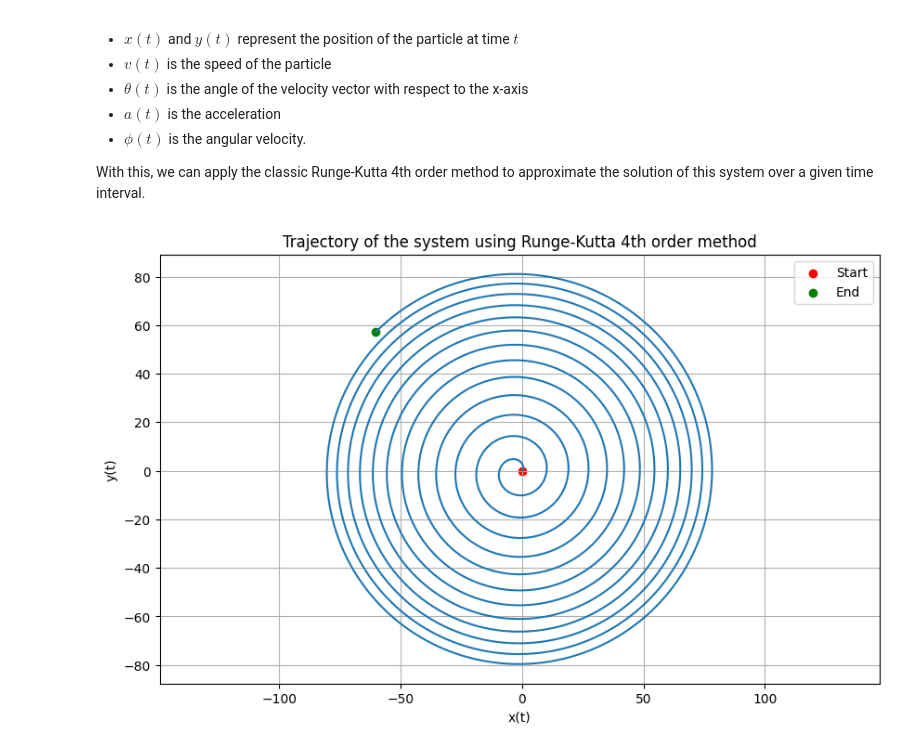
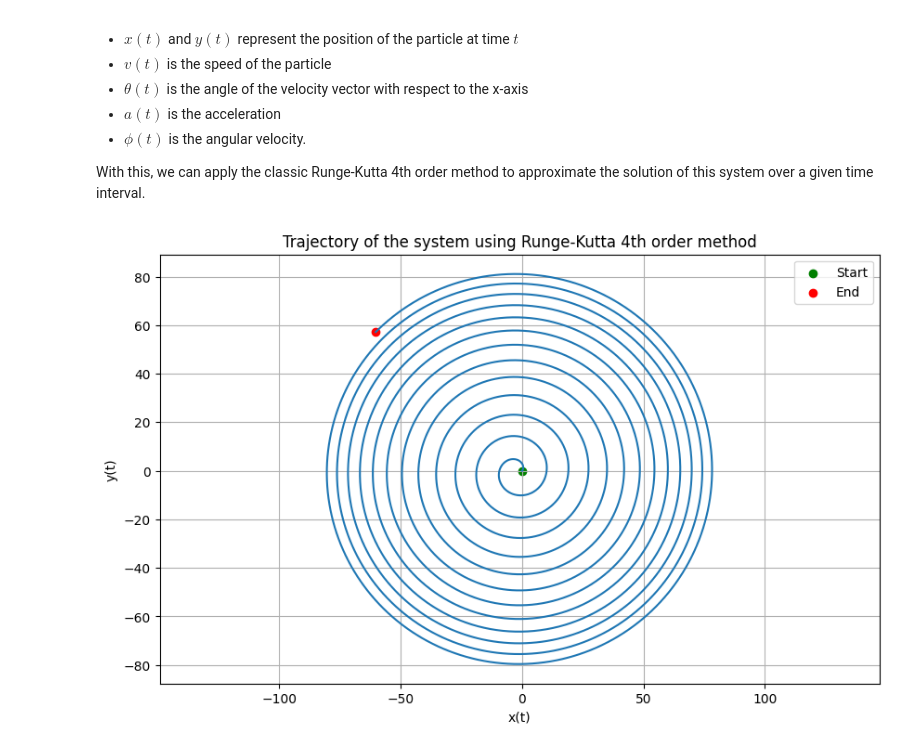
Before and after one commit to carlmonnaert/Numerical-analysis, a Jupyter notebook: runge-kutta.ipynb, the cells around one changed output. Drawn from its saved outputs; the diff is of its cells as text; code cells hidden in the pictures.

```diff
--- a/runge-kutta.ipynb
+++ b/runge-kutta.ipynb
@@ -36,33 +36,33 @@ def a(t):
 def phi(t):
     return np.pi / 4
 
 def f(X, t):
     x, y, v, theta = X
     dxdt = v * np.cos(theta)
     dydt = v * np.sin(theta)
     dvdt = a(t)
     dthetadt = phi(t)
     return np.array([dxdt, dydt, dvdt, dthetadt])
 
 X = np.zeros((N+1, 4))
 X[0] = X0
 for i in range(N):
     k1 = f(X[i], t[i])
     k2 = f(X[i] + 0.5 * dt * k1, t[i] + 0.5 * dt)
     k3 = f(X[i] + 0.5 * dt * k2, t[i] + 0.5 * dt)
     k4 = f(X[i] + dt * k3, t[i] + dt)
     X[i+1] = X[i] + (dt / 6) * (k1 + 2*k2 + 2*k3 + k4)
 
 plt.figure(figsize=(10, 6))
 plt.plot(X[:, 0], X[:, 1])
-plt.scatter(X[0, 0], X[0, 1], color='red', label='Start')
-plt.scatter(X[-1, 0], X[-1, 1], color='green', label='End')
+plt.scatter(X[0, 0], X[0, 1], color='green', label='Start')
+plt.scatter(X[-1, 0], X[-1, 1], color='red', label='End')
 plt.title('Trajectory of the system using Runge-Kutta 4th order method')
 plt.xlabel('x(t)')
 plt.ylabel('y(t)')
 plt.grid()
 plt.axis('equal')
 plt.legend()
 plt.show()
 # %% [output]
-[figure, old version]
+[figure, new version]
```
Also changed, not shown: 1 other file.
